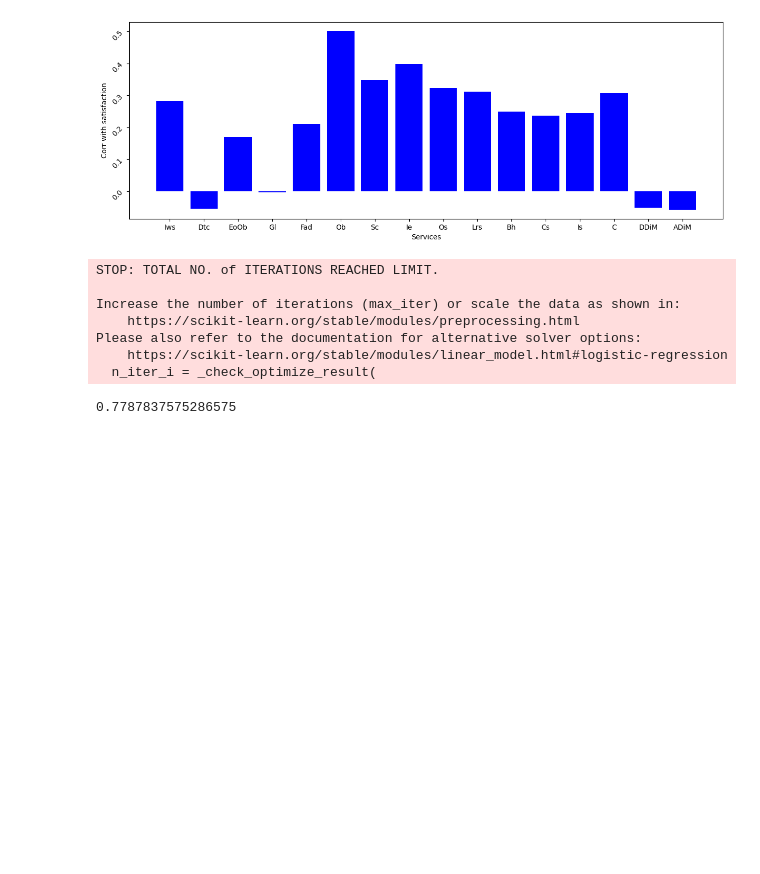
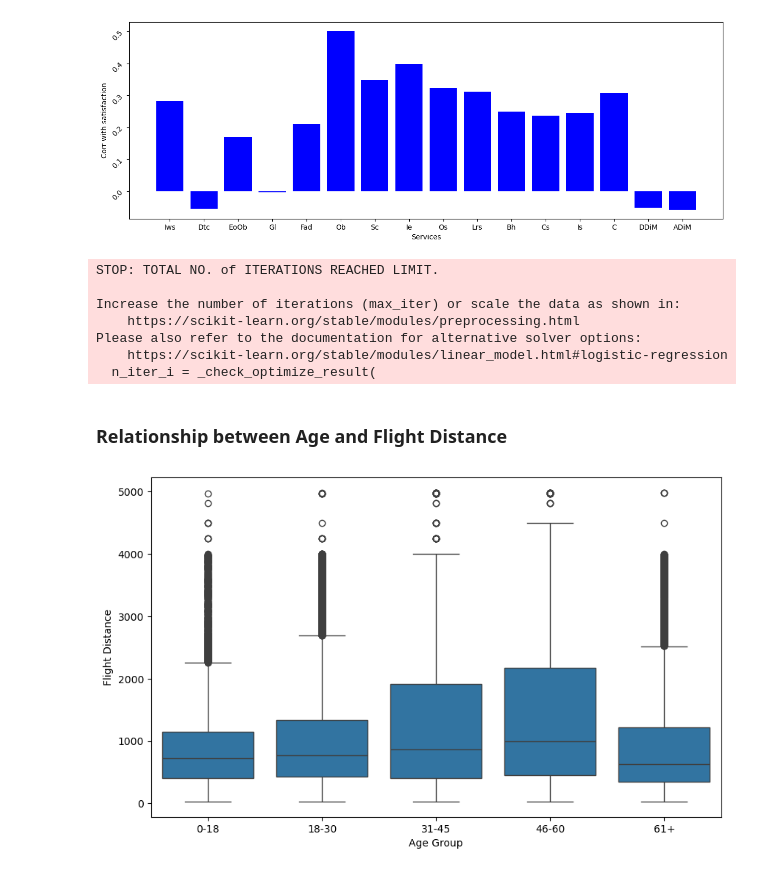
Before and after one commit to little-duck-vie/ltxldl-hoc-lam-giau, a Jupyter notebook: Code_python.ipynb, the cells around one changed output. Drawn from its saved outputs; the diff is of its cells as text; code cells hidden in the pictures; blank space fills up the shorter version.

```diff
--- a/Code_python.ipynb
+++ b/Code_python.ipynb
@@ -95,9 +88,6 @@ plt.show()
 # %% [output]
 [figure]
 # %%
-from sklearn.linear_model import Ridge
-from sklearn.linear_model import LogisticRegression
-from sklearn.metrics import mean_squared_error,accuracy_score,recall_score
 data_frame_copy_2 = data_frame_copy_2.fillna(0)
 X_train = data_frame_copy_2.drop(columns=['satisfaction']).iloc[:70000, 8:23]
 y_train = data_frame_copy_2['satisfaction'].iloc[:70000]
@@ -108,10 +98,8 @@ model.fit(X_train,y_train)
 y_pre = model.predict(X_test)
 score = model.score(X_test,y_test)
 mse = mean_squared_error(y_pre , y_test)
-score
 accuracy = accuracy_score(y_test, y_pre)
 pre = recall_score(y_test, y_pre)
-pre
 # %% [output]
 STOP: TOTAL NO. of ITERATIONS REACHED LIMIT.
 
@@ -120,4 +108,15 @@ Increase the number of iterations (max_iter) or scale the data as shown in:
 Please also refer to the documentation for alternative solver options:
     https://scikit-learn.org/stable/modules/linear_model.html#logistic-regression
   n_iter_i = _check_optimize_result(
-0.7787837575286575
+# %% [markdown]
+### Relationship between Age and Flight Distance
+# %%
+data_frame_copy_3 = data_frame.copy()
+bins = [0, 18, 30, 45, 60, 100]
+labels = ['0-18','18-30', '31-45', '46-60', '61+']
+data_frame_copy_3['Age Group'] = pd.cut(data_frame_copy_3['Age'], bins=bins, labels=labels)
+data_frame_copy_3['Age Group'].value_counts()
+plt.figure(figsize=(10, 6))
+sns.boxplot(x='Age Group', y='Flight Distance', data=data_frame_copy_3);
+# %% [output]
+[figure, added]
```
Also changed, not shown: parts of 6 cells of this notebook.
